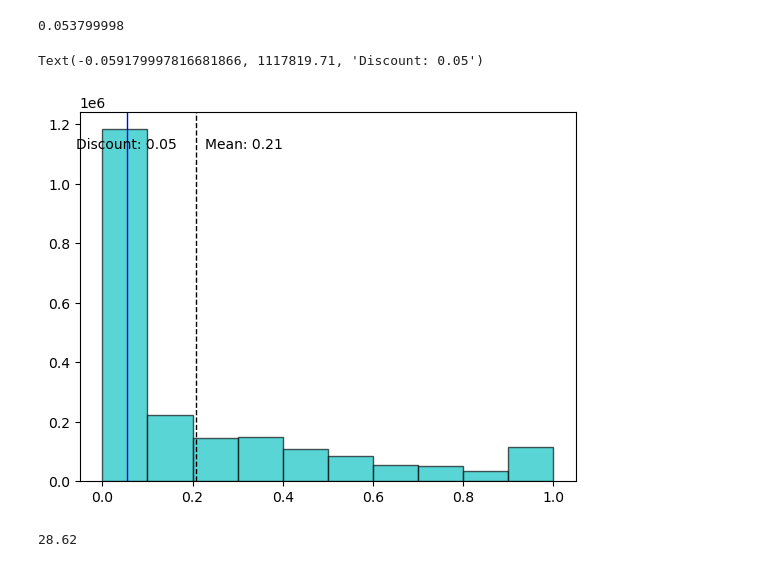
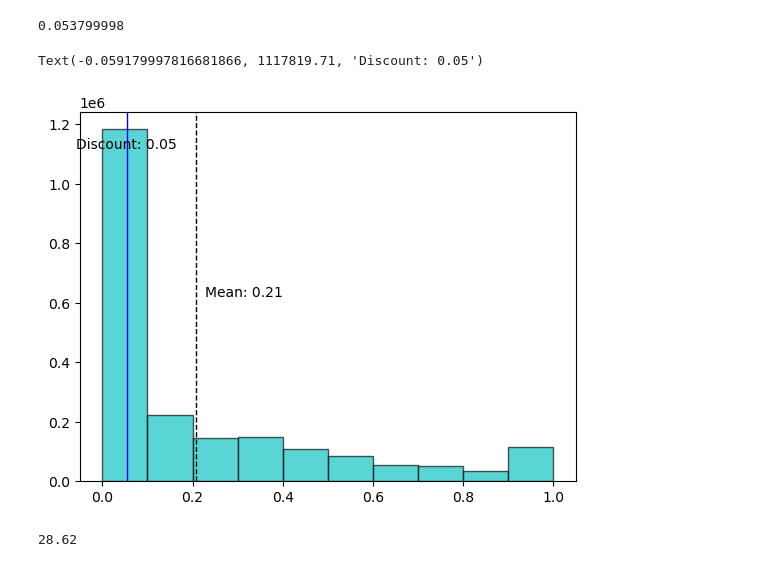
Before and after one commit to atsianis/Sales-Analysis-w-Pandas, a Jupyter notebook: section06_midcourse_project.ipynb, the cells around one changed output. Drawn from its saved outputs; the diff is of its cells as text; code cells hidden in the pictures.

```diff
--- a/section06_midcourse_project.ipynb
+++ b/section06_midcourse_project.ipynb
@@ -225,18 +225,18 @@ discount_of_max_quantity_transaction
 # %%
 
 disc_perc_plot = plt.hist(transactions.disc_perc, color='c', edgecolor='k', alpha=0.65)
 min_ylim, max_ylim = plt.ylim()
 
 plt.axvline(transactions.disc_perc.mean(), color='k', linestyle='dashed', linewidth=1)
-plt.text(transactions.disc_perc.mean()*1.1, max_ylim * 0.9, 'Mean: {:.2f}'.format(transactions.disc_perc.mean()))
+plt.text(transactions.disc_perc.mean()*1.1, max_ylim * 0.5, 'Mean: {:.2f}'.format(transactions.disc_perc.mean()))
 
 plt.axvline(discount_of_max_quantity_transaction, color='b', linestyle='solid', linewidth=1)
 plt.text(discount_of_max_quantity_transaction * (-1.1), max_ylim * 0.9, 'Discount: {:.2f}'.format(discount_of_max_quantity_transaction))
 
 #The row that brought the highest quality sold, has a below average discount percentage
 # %% [output]
 Text(-0.059179997816681866, 1117819.71, 'Discount: 0.05')
-[figure, old version]
+[figure, new version]
 # %%
 #Average sales amount per basket
 avg_sales_per_basket = total_sales / transactions["basket_id"].nunique()
```
Also changed, not shown: parts of 2 cells of this notebook.
